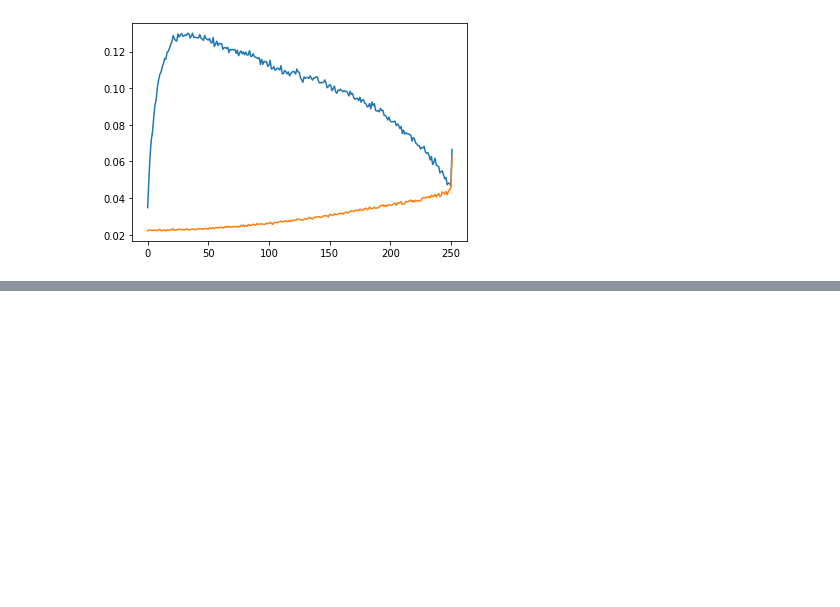
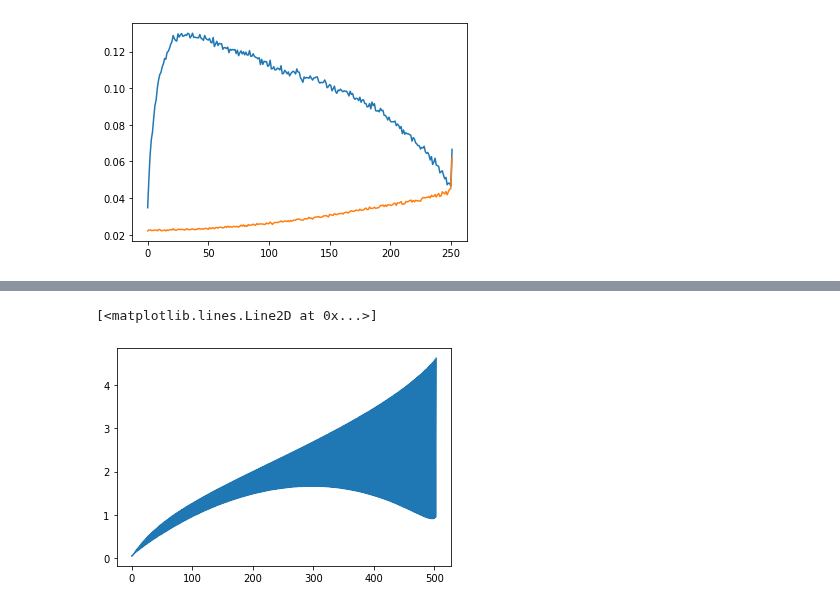
Before and after one commit to linsallyzhao/notebooks, a Jupyter notebook: Summer_project/result of the hedging test(30% vs 10% vol).ipynb, the cells around one changed output, grey strips where cells are left out. Drawn from its saved outputs; the diff is of its cells as text; code cells hidden in the pictures; blank space fills up the shorter version.

```diff
--- a/Summer_project/result of the hedging test(30% vs 10% vol).ipynb
+++ b/Summer_project/result of the hedging test(30% vs 10% vol).ipynb
@@ -139,0 +202,5 @@ plt.plot(realVolHedge, realVolHedge)
+# %%
+plt.plot((daily_hedge).std())
+# %% [output]
+[<matplotlib.lines.Line2D at 0x...>]
+[figure, added]
```
Also changed, not shown: parts of 10 cells of this notebook.
